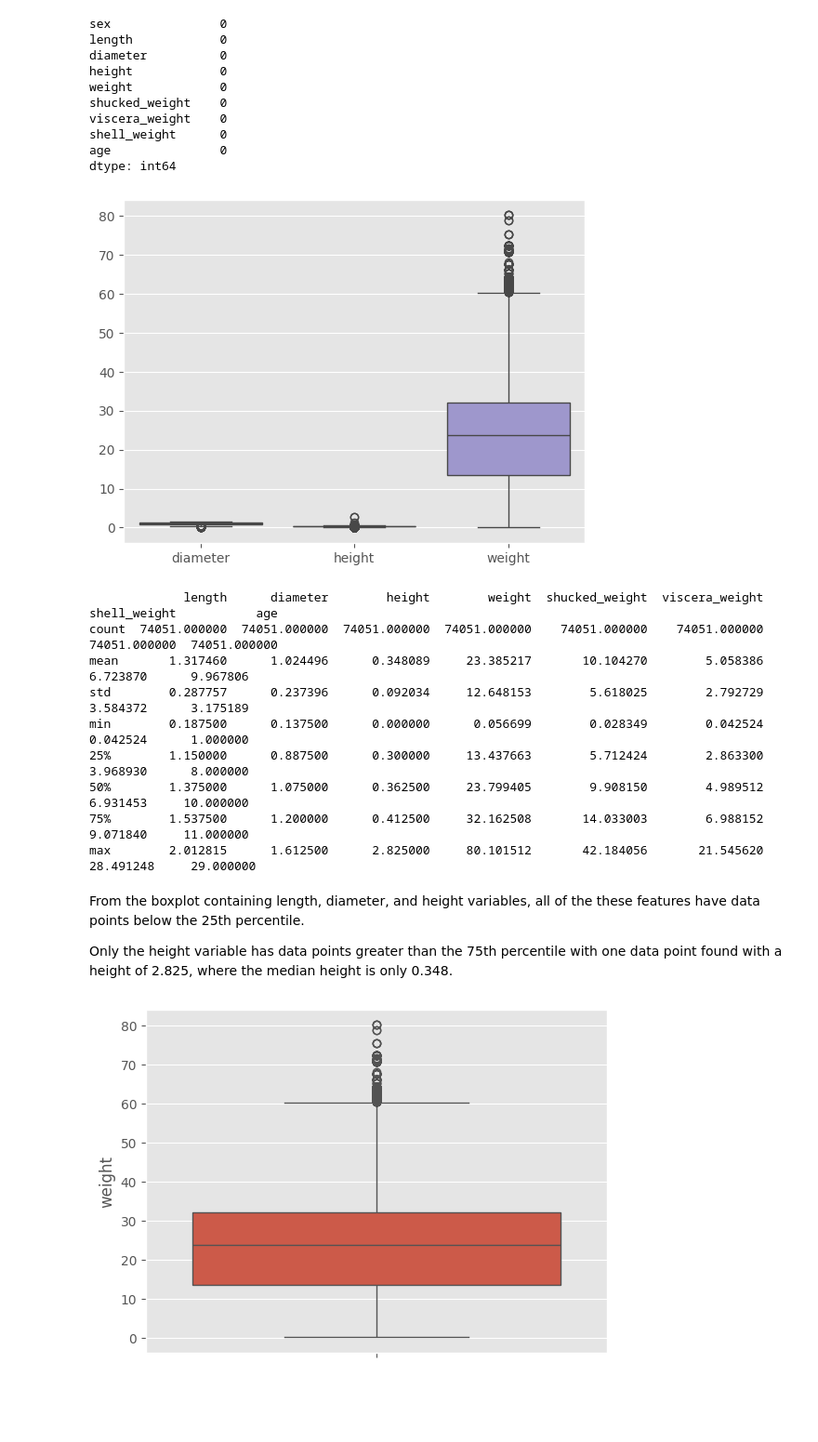
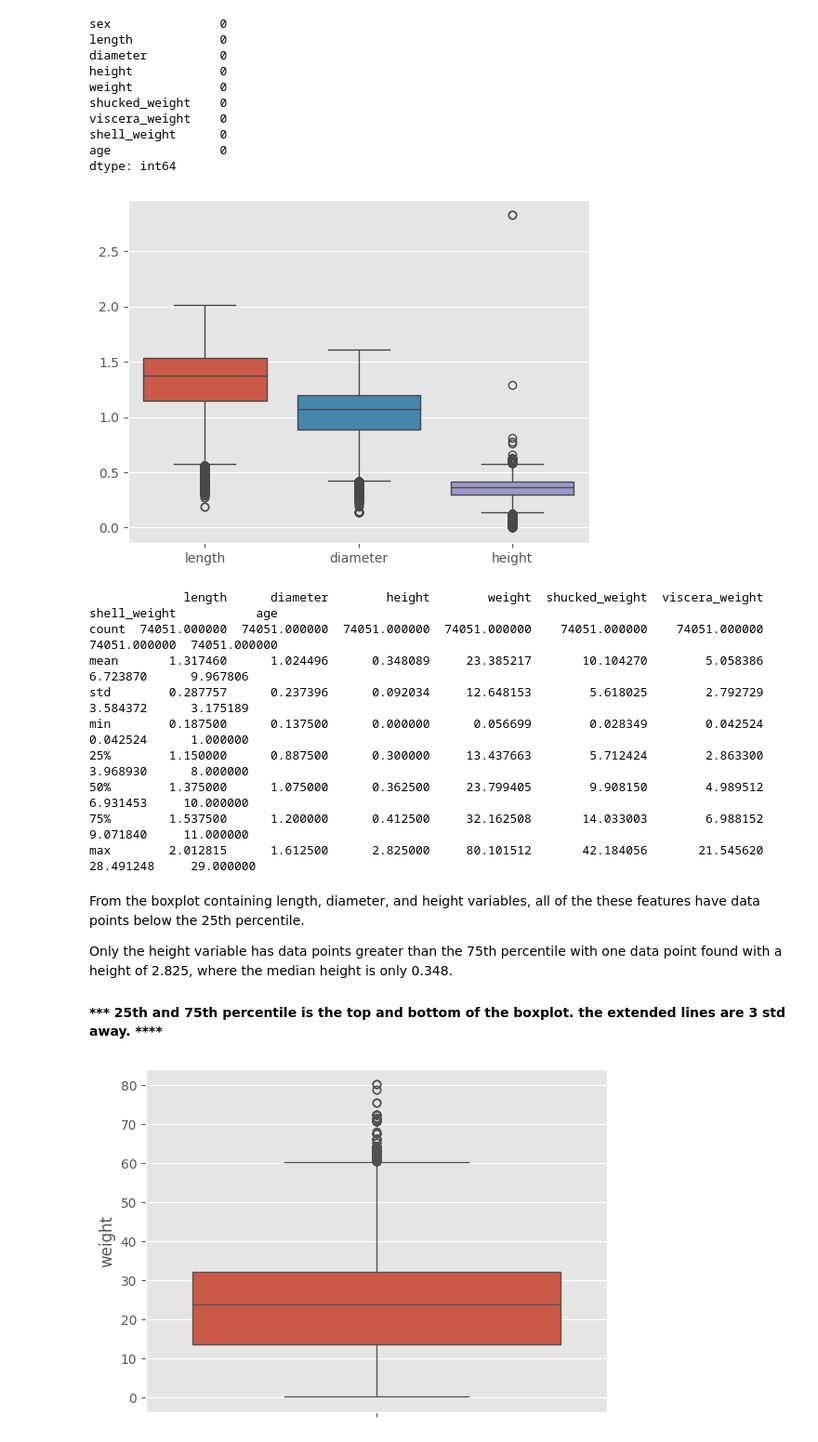
Before and after one commit to timjrchan/Predicting_Crab_Age, a Jupyter notebook: code/01_Notebook.ipynb, the cells around one changed output. Shown at 93% size. Saved outputs shown, nothing was run; the diff lists cells and outputs as text; code cells hidden in the pictures; blank space fills up the shorter version.

```diff
--- a/code/01_Notebook.ipynb
+++ b/code/01_Notebook.ipynb
@@ -140,13 +140,13 @@ age               0
 dtype: int64
 # %%
 # box plot for length, diameter and height
-sns.boxplot(data = train_df.iloc[:,2:5])
+sns.boxplot(data = train_df.iloc[:,1:4])
 
 plt.show()
 
 print(train_df.describe())
 # %% [output]
-[figure, old version]
+[figure, new version]
              length      diameter        height        weight  shucked_weight  viscera_weight  shell_weight           age
 count  74051.000000  74051.000000  74051.000000  74051.000000    74051.000000    74051.000000  74051.000000  74051.000000
 mean       1.317460      1.024496      0.348089     23.385217       10.104270        5.058386      6.723870      9.967806
@@ -160,6 +160,9 @@ max        2.012815      1.612500      2.825000     80.101512       42.184056
 From the boxplot containing length, diameter, and height variables, all of the these features have data points below the 25th percentile.
 
 Only the height variable has data points greater than the 75th percentile with one data point found with a height of 2.825, where the median height is only 0.348.
+
+
+#### *** 25th and 75th percentile is the top and bottom of the boxplot. the extended lines are 3 std away. ****
 # %%
 # boxplot for weight
 
```
Also changed, not shown: parts of 1 cell of this notebook, 1 other file.
